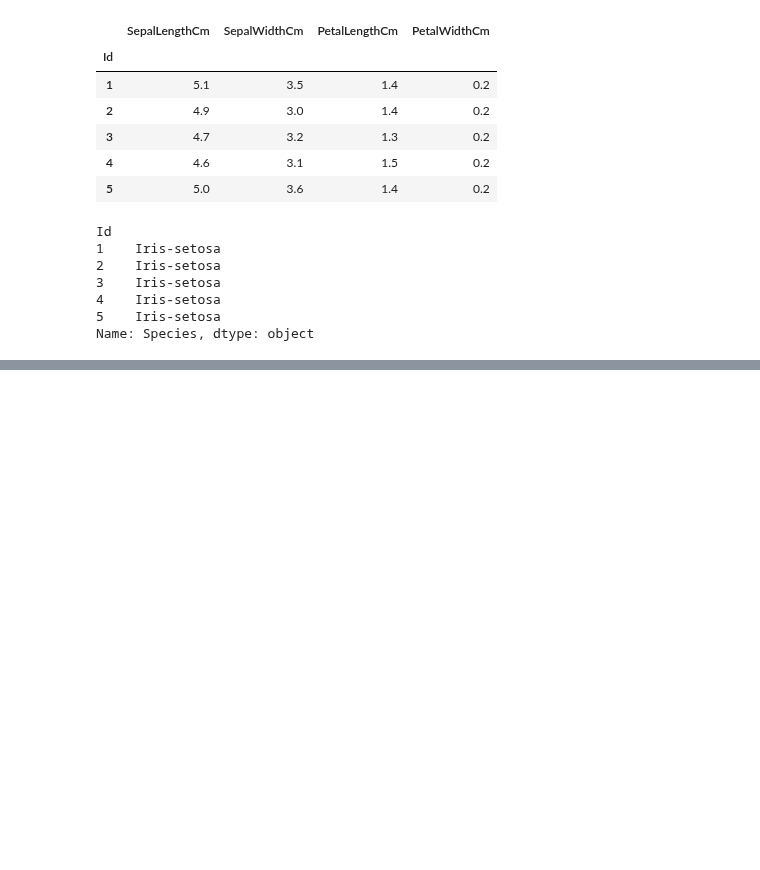
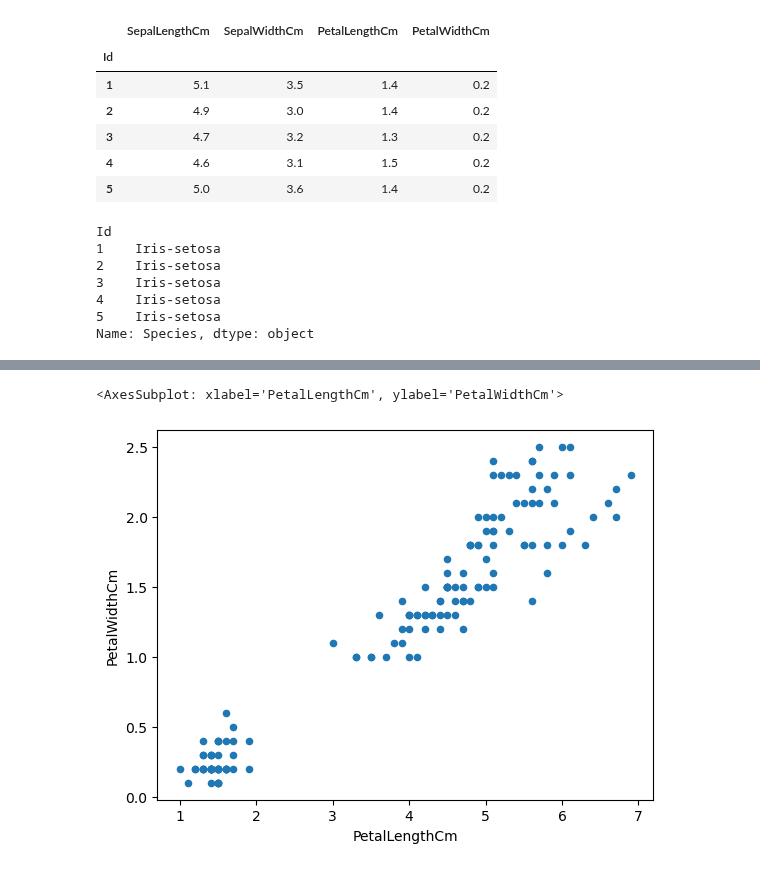
Before and after one commit to pNatTueku/basicPython, a Jupyter notebook: classification_irisDataset.ipynb, the cells around one changed output, grey strips where cells are left out. Saved outputs shown, nothing was run; the diff lists cells and outputs as text; code cells hidden in the pictures; blank space fills up the shorter version.

```diff
--- a/classification_irisDataset.ipynb
+++ b/classification_irisDataset.ipynb
@@ -146,0 +192,5 @@ Name: Species, dtype: object
+# %%
+iris.plot.scatter(x = 'PetalLengthCm', y = 'PetalWidthCm')
+# %% [output]
+<AxesSubplot: xlabel='PetalLengthCm', ylabel='PetalWidthCm'>
+[figure, added]
```
Also changed, not shown: parts of 19 cells of this notebook.
